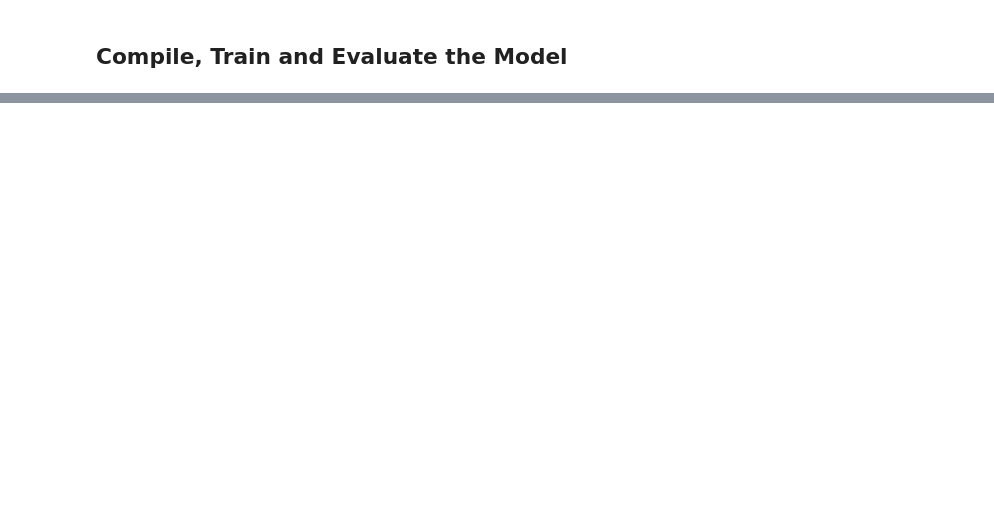
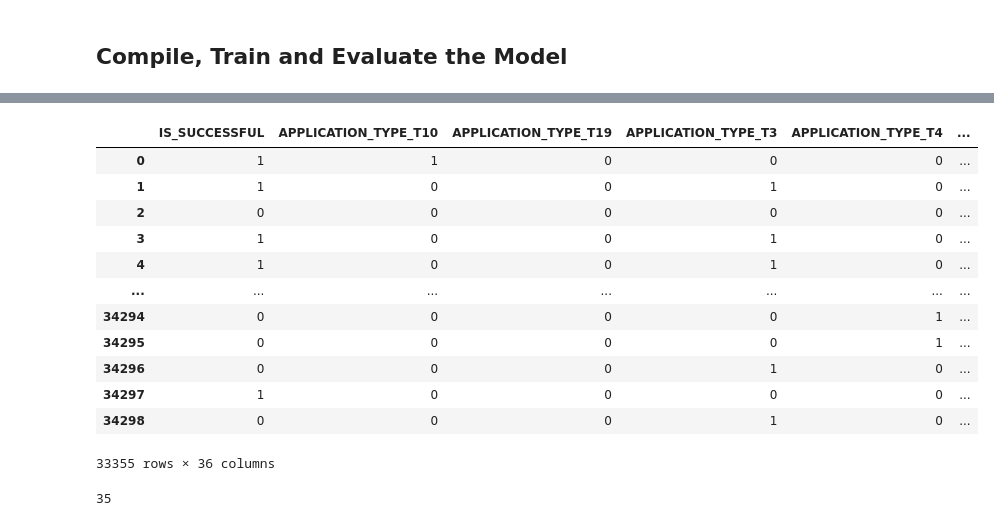
Before and after one commit to grilgamesh/Charity-Funding-Predictor, a Jupyter notebook: AlphabetSoupCharity_Optimzation.ipynb, the cells around one changed output, grey strips where cells are left out. Cells and saved outputs as stored; diff of their text form; code cells hidden in the pictures; blank space fills up the shorter version.

```diff
--- a/AlphabetSoupCharity_Optimzation.ipynb
+++ b/AlphabetSoupCharity_Optimzation.ipynb
@@ -384,0 +820,15 @@ Loss: 0.5852094888687134, Accuracy: 0.7201540470123291
+# %%
+# will have to hand code this due to text-based categories
+
+income_low = ["1-9999", "10000-24999", "25000-99999", "25000-99999", "100000-499999"]
+income_high = ["1M-5M", "5M-10M", "10M-50M", "50M+"]
+# %%
+# Replace in dataframe
+for income in income_low:
+    application_df['INCOME_AMT'] = application_df['INCOME_AMT'].replace(income,"1-1,000,000")
+
+for income in income_high:
+    application_df['INCOME_AMT'] = application_df['INCOME_AMT'].replace(income,"greater than 1,000,000")
+
+# Check to make sure binning was successful
+application_df['INCOME_AMT'].value_counts()
@@ -384,0 +840,6 @@ Loss: 0.5852094888687134, Accuracy: 0.7201540470123291
+# %%
+# Convert categorical data to numeric with `pd.get_dummies`
+
+# What are the data types in the df?
+type_list = application_df.dtypes
+type_list
@@ -384,0 +856,6 @@ Loss: 0.5852094888687134, Accuracy: 0.7201540470123291
+# %%
+# create a list of columns to convert
+for item in type_list.index:
+    if type_list[item] == 'int64':
+        item
+        type_list = type_list.drop(item)
@@ -384,0 +878,17 @@ Loss: 0.5852094888687134, Accuracy: 0.7201540470123291
+# %%
+application_df = pd.get_dummies(application_df, columns=type_list.index)
+application_df
+# %% [output]
+|  | IS_SUCCESSFUL | APPLICATION_TYPE_T10 | APPLICATION_TYPE_T19 | APPLICATION_TYPE_T3 | APPLICATION_TYPE_T4 | ... |
+| 0 | 1 | 1 | 0 | 0 | 0 | ... |
+| 1 | 1 | 0 | 0 | 1 | 0 | ... |
+| 2 | 0 | 0 | 0 | 0 | 0 | ... |
+| 3 | 1 | 0 | 0 | 1 | 0 | ... |
+| 4 | 1 | 0 | 0 | 1 | 0 | ... |
+| ... | ... | ... | ... | ... | ... | ... |
+| 34294 | 0 | 0 | 0 | 0 | 1 | ... |
+| 34295 | 0 | 0 | 0 | 0 | 1 | ... |
+| 34296 | 0 | 0 | 0 | 1 | 0 | ... |
+| 34297 | 1 | 0 | 0 | 0 | 0 | ... |
+| 34298 | 0 | 0 | 0 | 1 | 0 | ... |
+33355 rows × 36 columns
@@ -384,0 +902,5 @@ Loss: 0.5852094888687134, Accuracy: 0.7201540470123291
+# %%
+input_dimensions=X.shape[1]
+input_dimensions
+# %% [output]
+35
```
Also changed, not shown: parts of 71 cells of this notebook, 4 other files.
